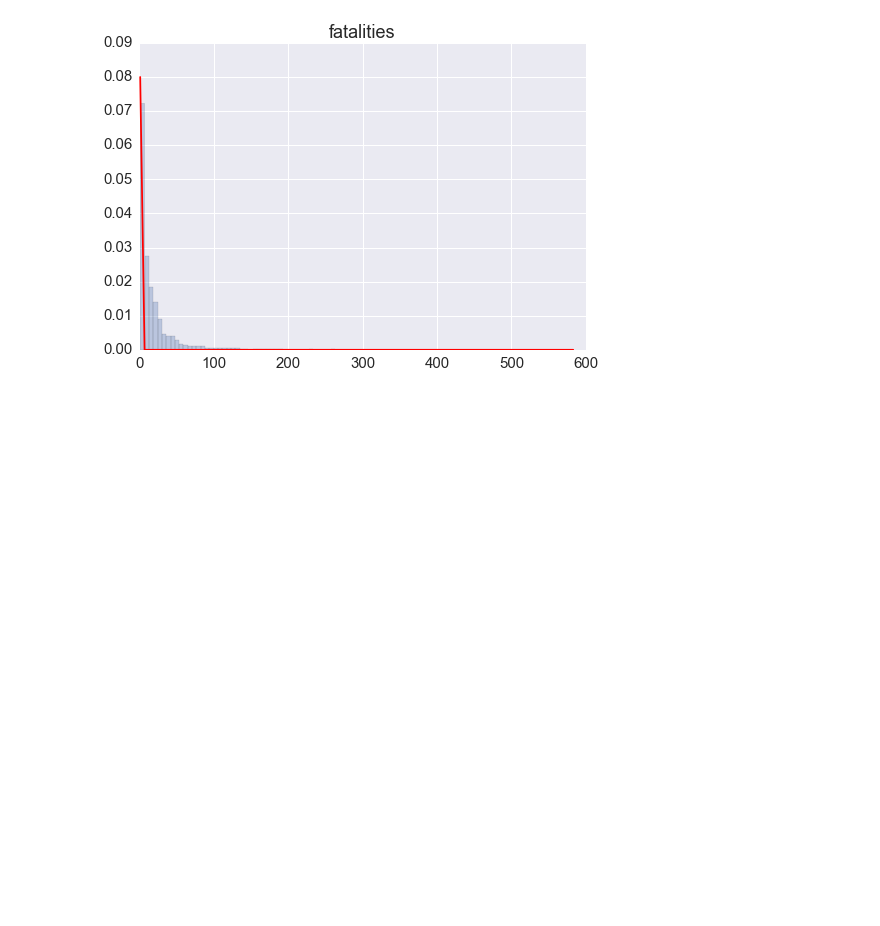
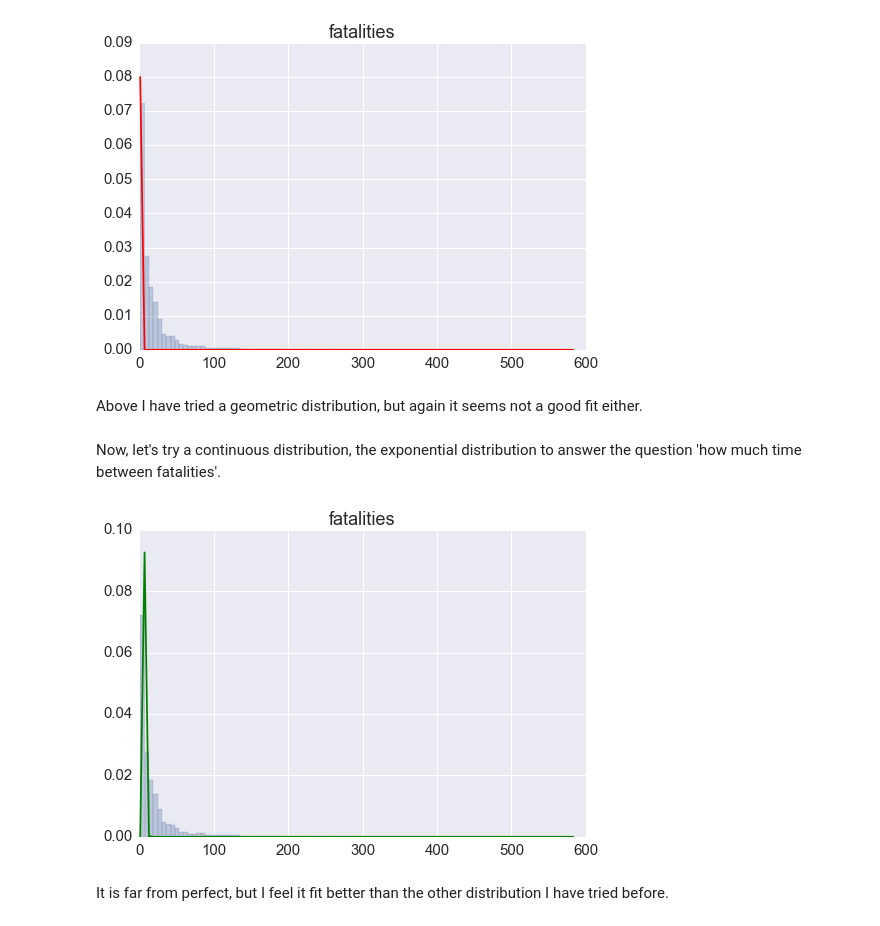
Before and after one commit to carlespoles/DSCI6002-student, a Jupyter notebook: week5/5-1_Review/DSCI6002-Midterm-Part2-CarlesPolesMielgo.ipynb, the cells around one changed output. Drawn from its saved outputs; the diff is of its cells as text; code cells hidden in the pictures; blank space fills up the shorter version.

```diff
--- a/week5/5-1_Review/DSCI6002-Midterm-Part2-CarlesPolesMielgo.ipynb
+++ b/week5/5-1_Review/DSCI6002-Midterm-Part2-CarlesPolesMielgo.ipynb
@@ -706,3 +784,18 @@ df_only_fatalities.hist(column='fatalities', bins=100, alpha=.3, normed=True)
 plot(x, plot_geom, color='red');
 # %% [output]
 [figure]
+# %% [markdown]
+Above I have tried a geometric distribution, but again it seems not a good fit either.
+# %% [markdown]
+Now, let's try a continuous distribution, the exponential distribution to answer the question 'how much time between fatalities'.
+# %%
+x = linspace(df_only_fatalities.fatalities.min(), df_only_fatalities.fatalities.max(), 100)
+exp = stats.expon(4.5)
+plot_exp = exp.pdf(x)
+# %%
+df_only_fatalities.hist(column='fatalities', bins=100, alpha=.3, normed=True)
+plot(x, plot_exp, color='green');
+# %% [output]
+[figure, added]
+# %% [markdown]
+It is far from perfect, but I feel it fit better than the other distribution I have tried before.
```
Also changed, not shown: parts of 39 cells of this notebook.
